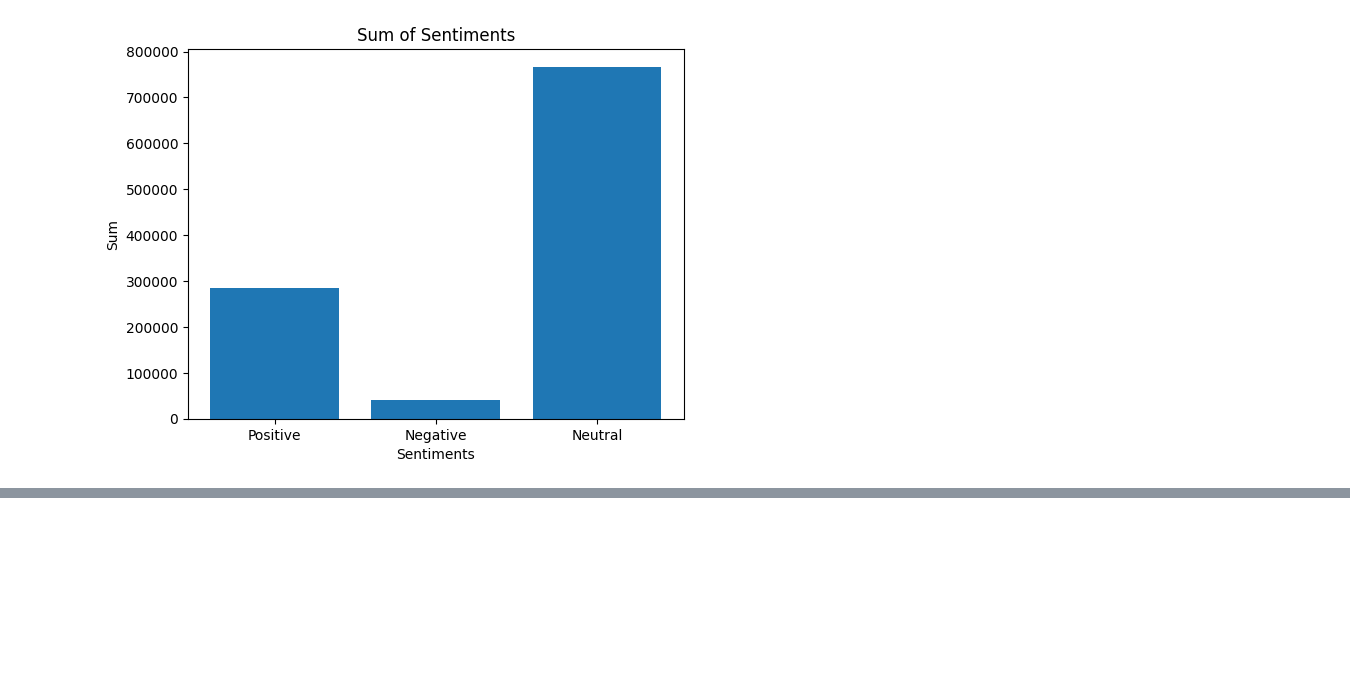
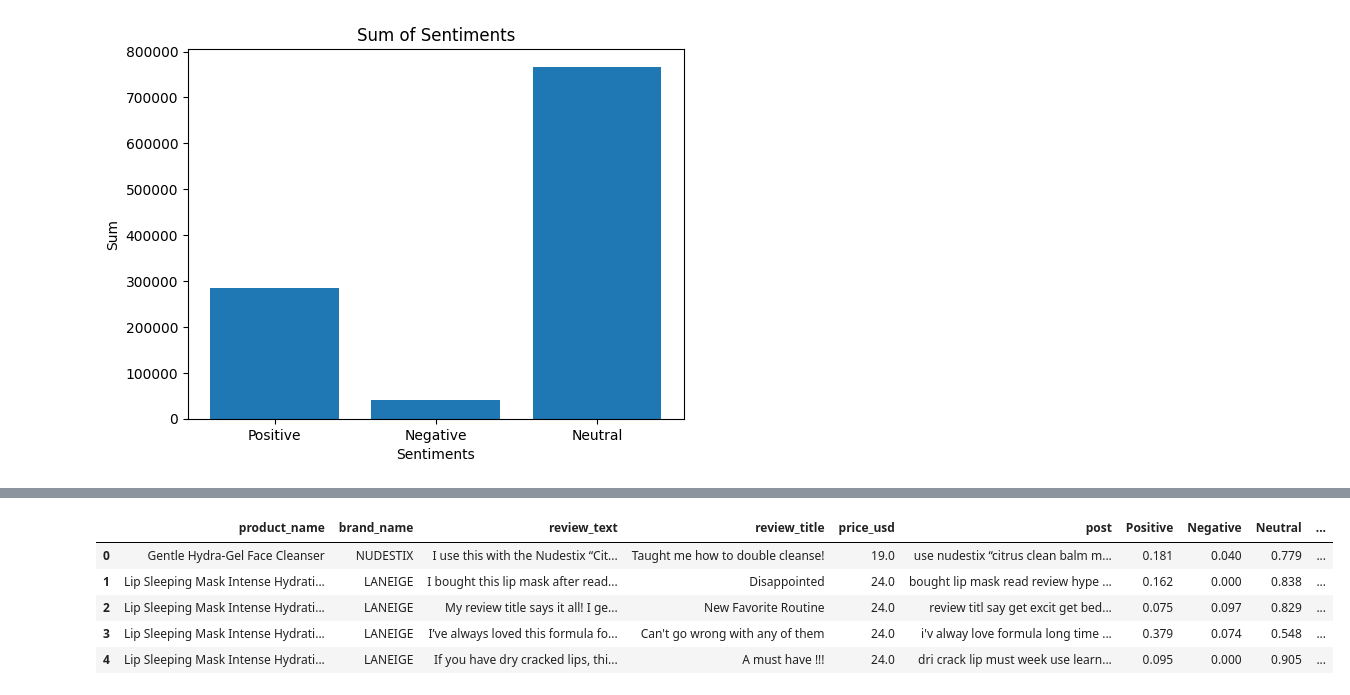
Before and after one commit to aksanaboo/sephora, a Jupyter notebook: SephoraEDApart2.ipynb, the cells around one changed output, grey strips where cells are left out. Cells and saved outputs as stored; diff of their text form; code cells hidden in the pictures; blank space fills up the shorter version.

```diff
--- a/SephoraEDApart2.ipynb
+++ b/SephoraEDApart2.ipynb
@@ -205,0 +230,9 @@ plt.show()
+# %%
+rev.head()
+# %% [output]
+|  | product_name | brand_name | review_text | review_title | price_usd | post | Positive | Negative | Neutral | ... |
+| 0 | Gentle Hydra-Gel Face Cleanser | NUDESTIX | I use this with the Nudestix “Cit... | Taught me how to double cleanse! | 19.0 | use nudestix “citrus clean balm m... | 0.181 | 0.040 | 0.779 | ... |
+| 1 | Lip Sleeping Mask Intense Hydrati... | LANEIGE | I bought this lip mask after read... | Disappointed | 24.0 | bought lip mask read review hype ... | 0.162 | 0.000 | 0.838 | ... |
+| 2 | Lip Sleeping Mask Intense Hydrati... | LANEIGE | My review title says it all! I ge... | New Favorite Routine | 24.0 | review titl say get excit get bed... | 0.075 | 0.097 | 0.829 | ... |
+| 3 | Lip Sleeping Mask Intense Hydrati... | LANEIGE | I’ve always loved this formula fo... | Can't go wrong with any of them | 24.0 | i'v alway love formula long time ... | 0.379 | 0.074 | 0.548 | ... |
+| 4 | Lip Sleeping Mask Intense Hydrati... | LANEIGE | If you have dry cracked lips, thi... | A must have !!! | 24.0 | dri crack lip must week use learn... | 0.095 | 0.000 | 0.905 | ... |
```
Also changed, not shown: parts of 17 cells of this notebook.
